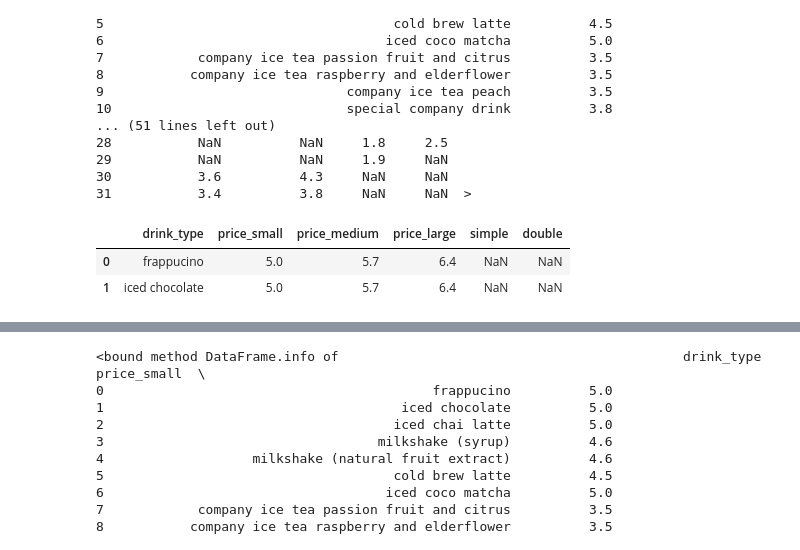
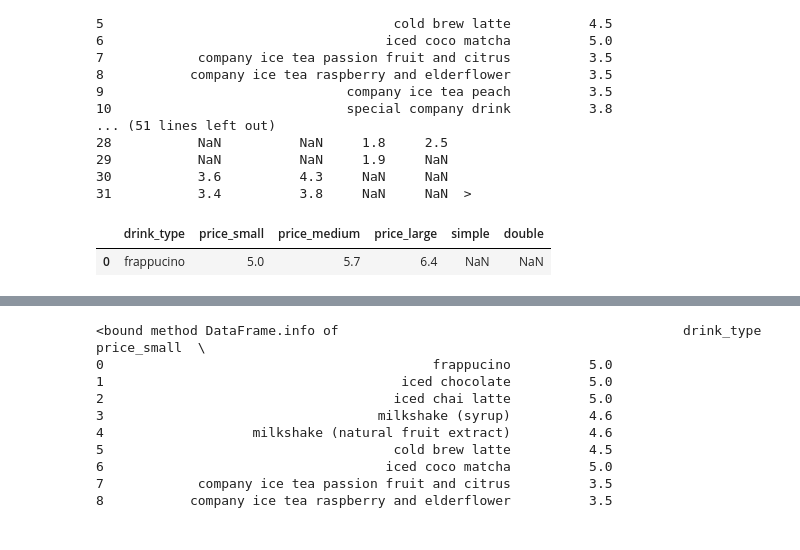
Before and after one commit to Luna-Agora/coffee, a Jupyter notebook: Notebooks/coffee notebook.ipynb, the cells around one changed output, grey strips where cells are left out. Cells and saved outputs as stored; diff of their text form; code cells hidden in the pictures.

```diff
--- a/Notebooks/coffee notebook.ipynb
+++ b/Notebooks/coffee notebook.ipynb
@@ -84,11 +84,10 @@ price.last
 30           3.6          4.3     NaN     NaN
 31           3.4          3.8     NaN     NaN  >
 # %%
-price.head(2)
+price.head(1)
 # %% [output]
 |  | drink_type | price_small | price_medium | price_large | simple | double |
 | 0 | frappucino | 5.0 | 5.7 | 6.4 | NaN | NaN |
-| 1 | iced chocolate | 5.0 | 5.7 | 6.4 | NaN | NaN |
 # %%
 price2 = price
 # %%
```
